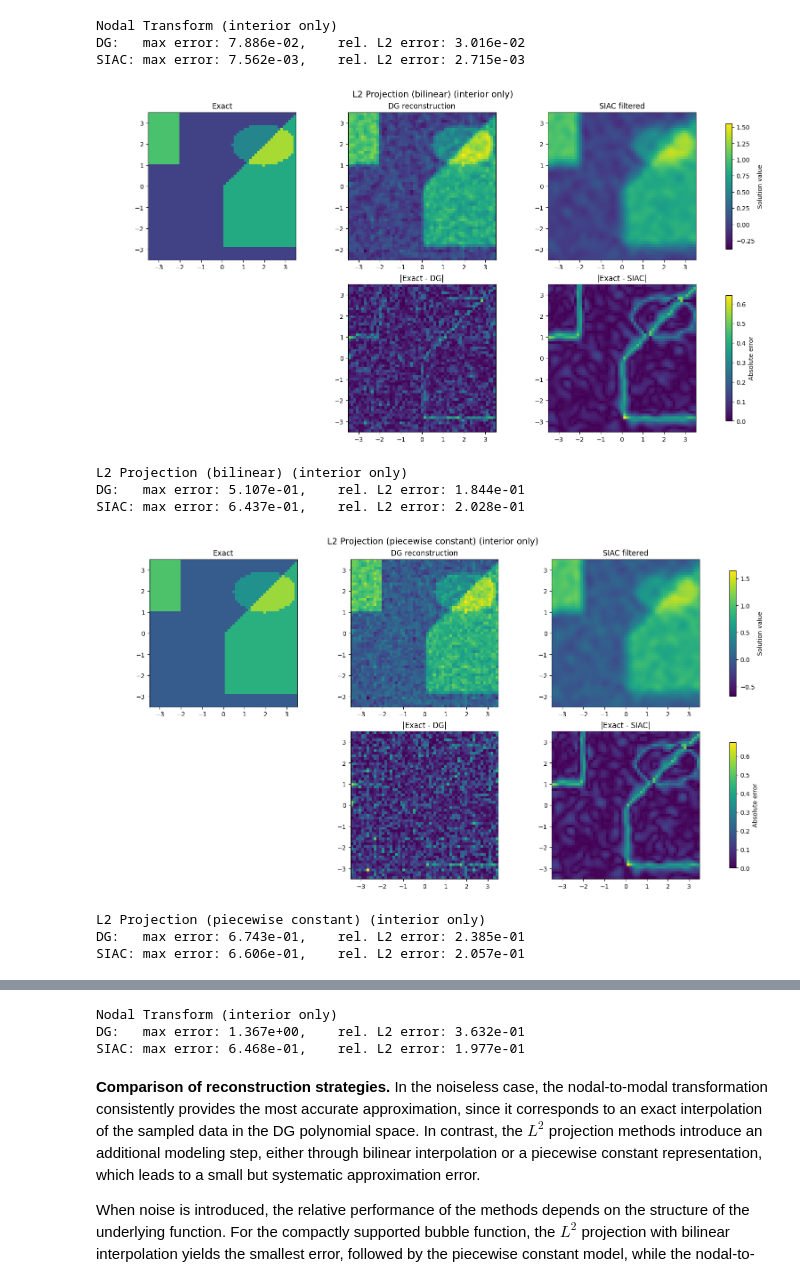
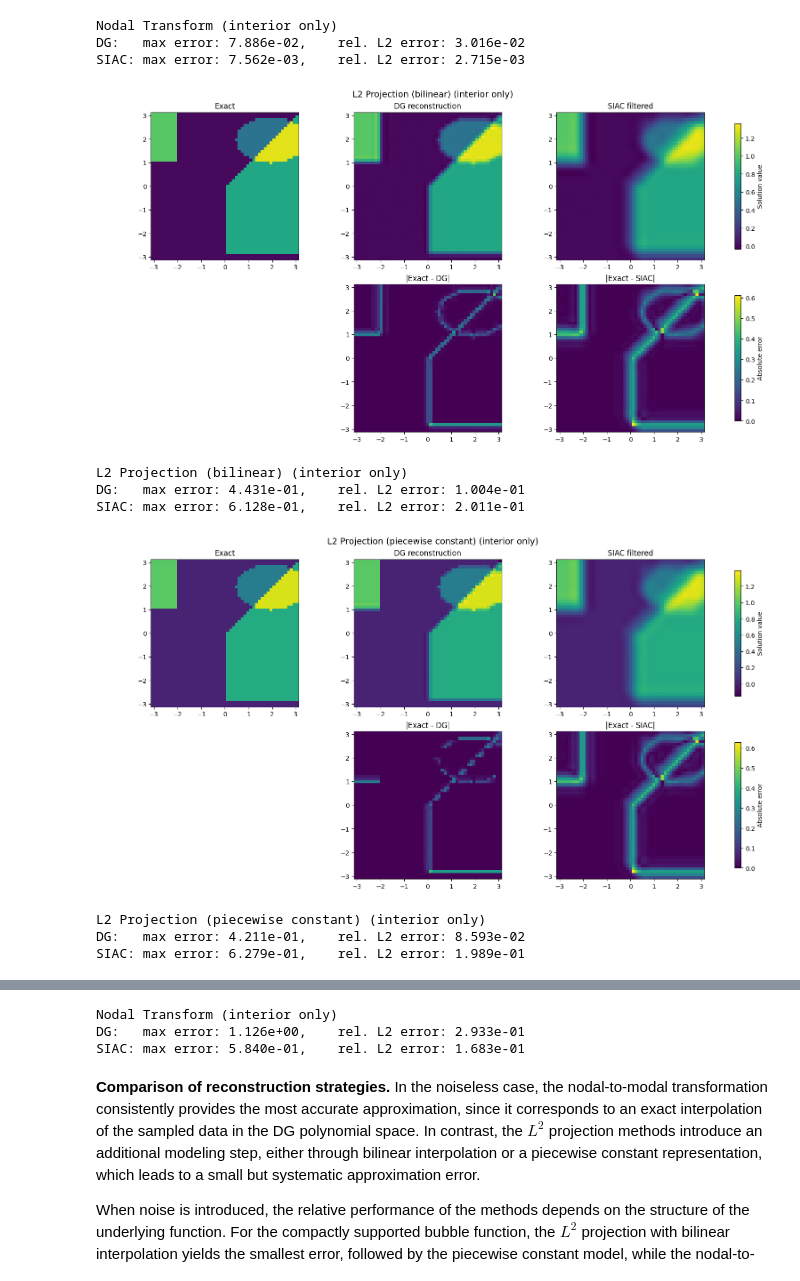
Before and after one commit to AdamHopkinss/SIAC-CT-Reconstruction, a Jupyter notebook: notebooks/test_siac_modal.ipynb, the cells around one changed output, grey strips where cells are left out. Saved outputs shown, nothing was run; the diff lists cells and outputs as text; code cells hidden in the pictures.

```diff
--- a/notebooks/test_siac_modal.ipynb
+++ b/notebooks/test_siac_modal.ipynb
@@ -662,7 +935,7 @@ u_data = add_noise(u_exact,
                    dy = ygrid[1] - ygrid[0],
                    deg = deg,
                    sigma = 1.0,
-                   sigma_factor=10**1.5)
+                   sigma_factor=1.0)
 
 # DG polynomial degree
 deg = 2
@@ -672,39 +945,39 @@ deg = 2
 dg_l2_bilinear = l2_project_image_to_dg(recon=u_data, xlim=(xmin, xmax), ylim=(ymin, ymax), deg=deg, mode="bilinear")
 # Piecewise constant
 dg_l2_const = l2_project_image_to_dg(recon=u_data, xlim=(xmin, xmax), ylim=(ymin, ymax), deg=deg, mode="piecewise_constant")
 
 # nodal interpretation: nodal --> modal transform
 dg_transform = nodal_image_to_dg(recon=u_data, xlim=(xmin, xmax), ylim=(ymin, ymax), deg=deg)
 
 
 # Immediate evaluation
 U_l2_bilinear = eval_dg_modal(dg_l2_bilinear, X, Y)
 U_l2_const = eval_dg_modal(dg_l2_const, X, Y)
 U_transform = eval_dg_modal(dg_transform, X, Y)
 
 # Apply SIAC to both
 moments = 2 * deg
-BSorder = 2
+BSorder = deg+1
 
 Ustar_l2_bilinear = apply_siac_modal_dg(dg_l2_bilinear, moments=moments, BSorder=BSorder)
 Ustar_l2_const = apply_siac_modal_dg(dg_l2_const, moments=moments, BSorder=BSorder)
 Ustar_transform = apply_siac_modal_dg(dg_transform, moments=moments, BSorder=BSorder)
 
 order = deg + 1
 halfker = int(np.ceil((moments + BSorder)/2)) + 1
 internal_only = (True, halfker)
 
 plot_siac_results_2d(X, Y, u_exact, U_l2_bilinear, Ustar_l2_bilinear, order, internal_only, title_prefix="L2 Projection (bilinear)")
 
 plot_siac_results_2d(X, Y, u_exact, U_l2_const, Ustar_l2_const, order, internal_only, title_prefix="L2 Projection (piecewise constant)")
 
 plot_siac_results_2d(X, Y, u_exact, U_transform, Ustar_transform, order, internal_only, title_prefix="Nodal Transform")
 # %% [output]
-[figure, old version]
+[figure, new version]
 L2 Projection (bilinear) (interior only)
-DG:   max error: 5.107e-01,    rel. L2 error: 1.844e-01
-SIAC: max error: 6.437e-01,    rel. L2 error: 2.028e-01
+DG:   max error: 4.431e-01,    rel. L2 error: 1.004e-01
+SIAC: max error: 6.128e-01,    rel. L2 error: 2.011e-01
-[figure, old version]
+[figure, new version]
 L2 Projection (piecewise constant) (interior only)
-DG:   max error: 6.743e-01,    rel. L2 error: 2.385e-01
-SIAC: max error: 6.606e-01,    rel. L2 error: 2.057e-01
+DG:   max error: 4.211e-01,    rel. L2 error: 8.593e-02
+SIAC: max error: 6.279e-01,    rel. L2 error: 1.989e-01
@@ -712,6 +985,6 @@ SIAC: max error: 6.606e-01,    rel. L2 error: 2.057e-01
 Nodal Transform (interior only)
-DG:   max error: 1.367e+00,    rel. L2 error: 3.632e-01
-SIAC: max error: 6.468e-01,    rel. L2 error: 1.977e-01
+DG:   max error: 1.126e+00,    rel. L2 error: 2.933e-01
+SIAC: max error: 5.840e-01,    rel. L2 error: 1.683e-01
 # %% [markdown]
 **Comparison of reconstruction strategies.**
 In the noiseless case, the nodal-to-modal transformation consistently provides the most accurate approximation, since it corresponds to an exact interpolation of the sampled data in the DG polynomial space. In contrast, the $L^2$ projection methods introduce an additional modeling step, either through bilinear interpolation or a piecewise constant representation, which leads to a small but systematic approximation error.
```
Also changed, not shown: parts of 8 cells of this notebook, 3 other files.
